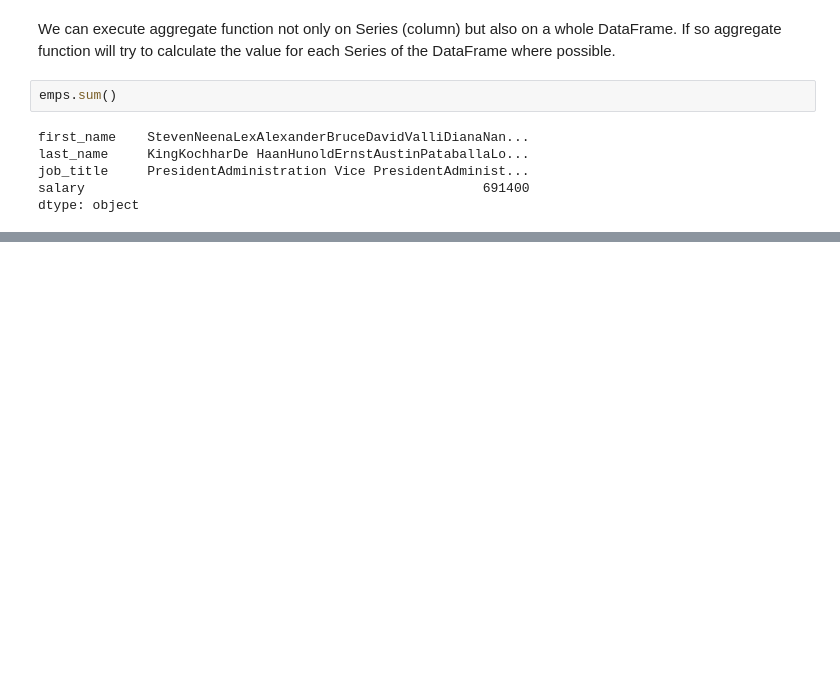
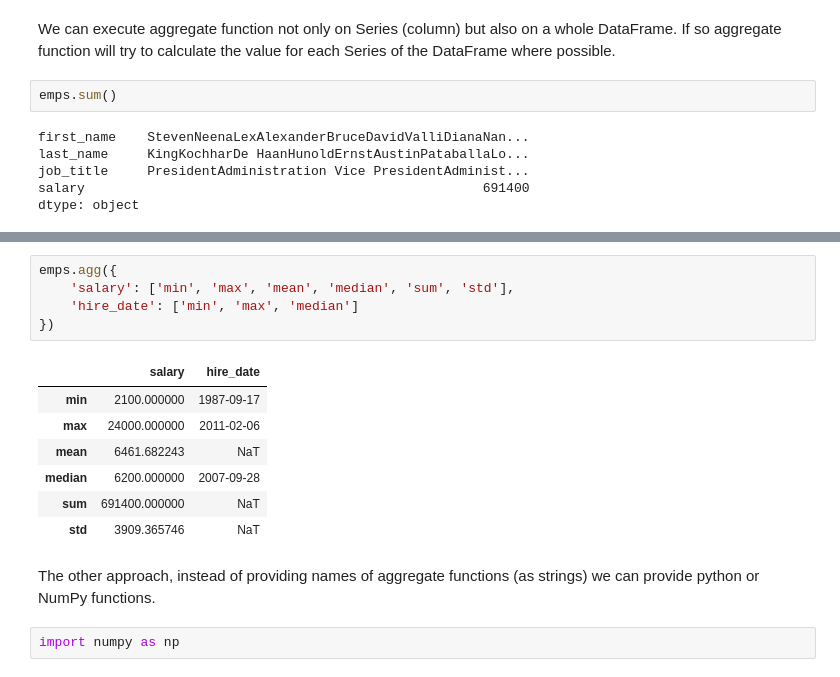
Before and after one commit to alx2202/DataAnalysis, a Jupyter notebook: Day15/groupping_and_aggregation.ipynb, the cells around one changed output, grey strips where cells are left out. Cells and saved outputs as stored; diff of their text form; blank space fills up the shorter version.

```diff
--- a/Day15/groupping_and_aggregation.ipynb
+++ b/Day15/groupping_and_aggregation.ipynb
@@ -47,0 +65,17 @@ dtype: object
+# %%
+emps.agg({
+    'salary': ['min', 'max', 'mean', 'median', 'sum', 'std'],
+    'hire_date': ['min', 'max', 'median']
+})
+# %% [output]
+|  | salary | hire_date |
+| min | 2100.000000 | 1987-09-17 |
+| max | 24000.000000 | 2011-02-06 |
+| mean | 6461.682243 | NaT |
+| median | 6200.000000 | 2007-09-28 |
+| sum | 691400.000000 | NaT |
+| std | 3909.365746 | NaT |
+# %% [markdown]
+The other approach, instead of providing names of aggregate functions (as strings) we can provide python or NumPy functions.
+# %%
+import numpy as np
```
Also changed, not shown: parts of 17 cells of this notebook, 7 other files.
